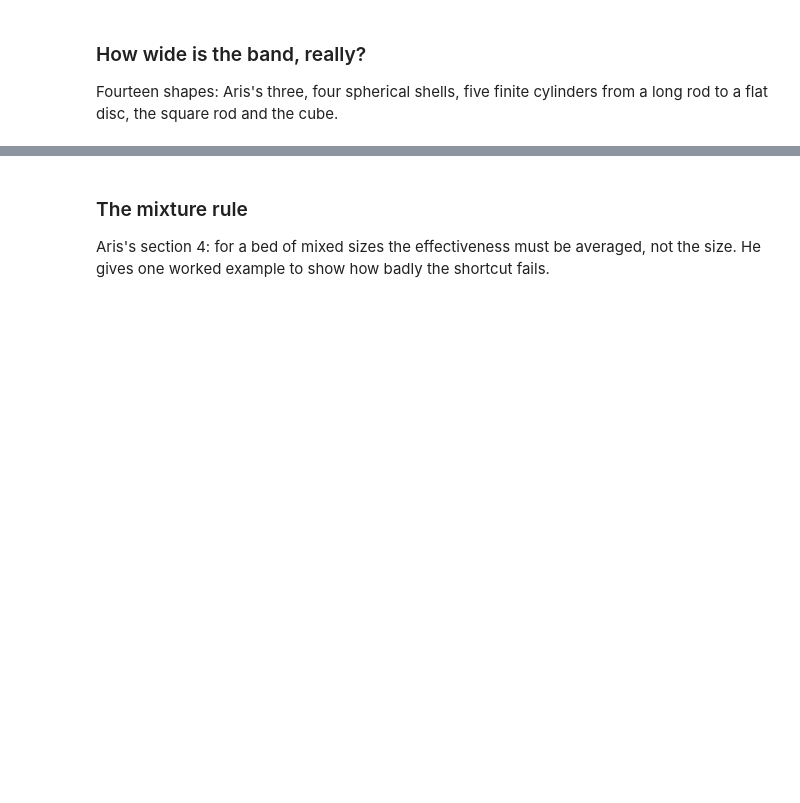
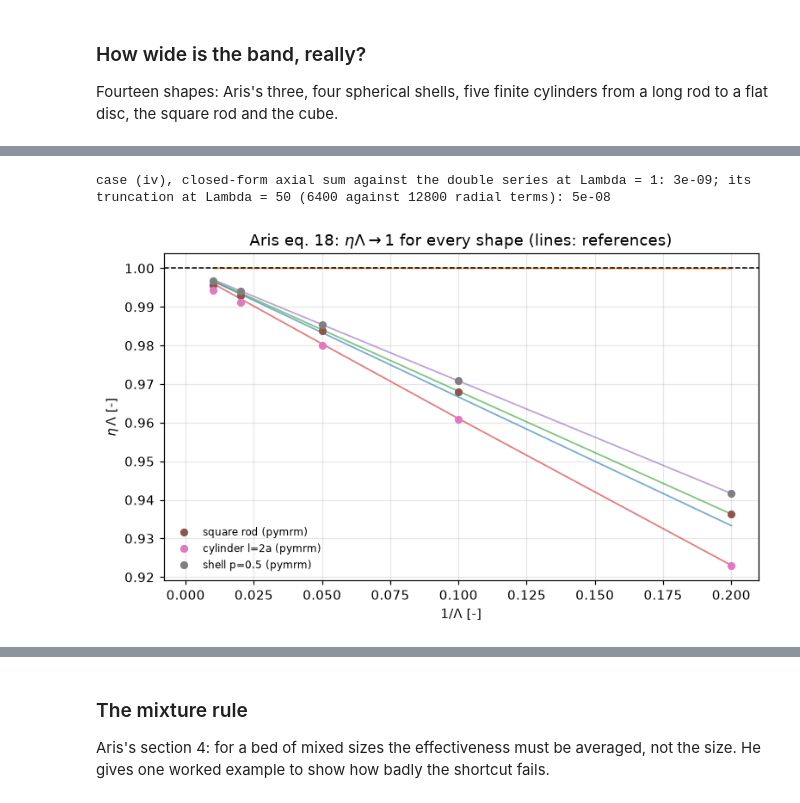
Before and after one commit to computational-chemical-engineering/pymrm-gallery, a Jupyter notebook: pages/B1.2-aris-shape-factor/index.ipynb, the cells around one changed output, grey strips where cells are left out. Drawn from its saved outputs; the diff is of its cells as text; code cells hidden in the pictures; blank space fills up the shorter version.

```diff
--- a/pages/B1.2-aris-shape-factor/index.ipynb
+++ b/pages/B1.2-aris-shape-factor/index.ipynb
@@ -819,0 +945,77 @@ worst deviation from 1: 0.0011
+# %%
+BIG = np.array([5.0, 10.0, 20.0, 50.0, 100.0])
+FIT = slice(1, 4)
+ASYM_SHAPES = {   # name: (pymrm pellet maker, its reference)
+    "square rod": (lambda q: square_rod(n=200, q=q),
+                   lambda L: eta_box_series(L, (1, 1), 0.5, 1600)),
+    "cylinder l=2a": (lambda q: finite_cylinder(1.0, n_r=200, q=q),
+                      lambda L: eta_fincyl_axial(L, 0.5, 1.0)),
+    "shell p=0.5": (lambda q: spherical_shell(0.5, n=400, q=q),
+                    lambda L: eta_shell(L, 0.5)),
+}
+
+
+def extrapolated(etaL, fit=FIT):
+    return float(np.polyfit(1.0 / BIG[fit], etaL[fit], 1)[1])
+
+
+def asym_pymrm(q=2.0):
+    out = {}
+    for nm, (make, _) in ASYM_SHAPES.items():
+        pel, va = make(q)
+        out[nm] = np.array([pel.eta(L / va) for L in BIG]) * BIG
+    return out
+
+
+asym_ref = {"sphere (eq. 17)": eta_sphere(BIG) * BIG, "flat plate (eq. 15)": eta_plate(BIG) * BIG}
+for nm, (_, ref) in ASYM_SHAPES.items():
+    asym_ref[nm] = np.array([ref(L) for L in BIG]) * BIG
+asym = asym_pymrm()
+
+
+def asym_metrics(A, R=asym_ref, fit=FIT):
+    ext_dev = max(abs(extrapolated(v, fit) - 1) for v in A.values())
+    grid50 = max(abs(rel(A[k][3], R[k][3])) for k in A)
+    return ext_dev, grid50
+
+
+claims.value("eq18_cyl_reference_truncation_Lambda50",
+             abs(rel(eta_fincyl_axial(50.0, 0.5, 1.0), eta_fincyl_axial(50.0, 0.5, 1.0, 12800))))
+claims.bound("fincyl_axial_vs_double_series", abs(rel(eta_fincyl_axial(1.0, 0.5, 1.0),
+             eta_fincyl_series(1.0, 0.5, 1.0))), max=1e-6, basis="chosen",
+             note="the two forms of case (iv) at Lambda = 1, l = 2a; both truncated")
+print(f"case (iv), closed-form axial sum against the double series at Lambda = 1: "
+      f"{claims['fincyl_axial_vs_double_series']:.0e}; its truncation at Lambda = 50 "
+      f"(6400 against 12800 radial terms): {claims['eq18_cyl_reference_truncation_Lambda50']:.0e}")
+claims.value("eq18_reference_extrapolated_worst_dev",
+             max(abs(extrapolated(v) - 1) for v in asym_ref.values()))
+_ext, _g50 = asym_metrics(asym)
+claims.value("eq18_extrapolated_worst_dev", _ext)
+claims.value("eq18_pymrm_worst_rel_err_Lambda50", _g50)
+
+fig, ax = plt.subplots(figsize=(7.2, 4.4))
+for nm, v in asym_ref.items():
+    ax.plot(1.0 / BIG, v, "-", lw=1.2, alpha=0.6)
+for nm, v in asym.items():
+    ax.plot(1.0 / BIG, v, "o", ms=5, label=f"{nm} (pymrm)")
+ax.axhline(1.0, color="k", lw=1.0, ls="--")
+ax.set_xlabel(r"$1/\Lambda$ [-]")
+ax.set_ylabel(r"$\eta\,\Lambda$ [-]")
+ax.set_xlim(-0.008, 0.21)
+ax.set_title(r"Aris eq. 18: $\eta\Lambda \to 1$ for every shape (lines: references)")
+ax.legend(frameon=False, fontsize=8)
+fig.tight_layout()
+plt.show()
+
+print(f"{'eta*Lambda':30s}" + "".join(f"{L:>9.0f}" for L in BIG) + "   extrapolated")
+for nm, v in asym_ref.items():
+    print(f"{nm + ' (reference)':30s}" + "".join(f"{a:9.5f}" for a in v) + f"   {extrapolated(v):.5f}")
+for nm, v in asym.items():
+    print(f"{nm + ' (pymrm)':30s}" + "".join(f"{a:9.5f}" for a in v) + f"   {extrapolated(v):.5f}")
+print(f"\nworst deviation of the extrapolated value from 1: references "
+      f"{claims['eq18_reference_extrapolated_worst_dev']:.1e} (the straight-line fit), pymrm "
+      f"{claims['eq18_extrapolated_worst_dev']:.1e}; pymrm grid error at Lambda = 50 up to "
+      f"{claims['eq18_pymrm_worst_rel_err_Lambda50']:.1e}")
+# %% [output]
+case (iv), closed-form axial sum against the double series at Lambda = 1: 3e-09; its truncation at Lambda = 50 (6400 against 12800 radial terms): 5e-08
+[figure, added]
```
Also changed, not shown: parts of 61 cells of this notebook, 15 other files.
